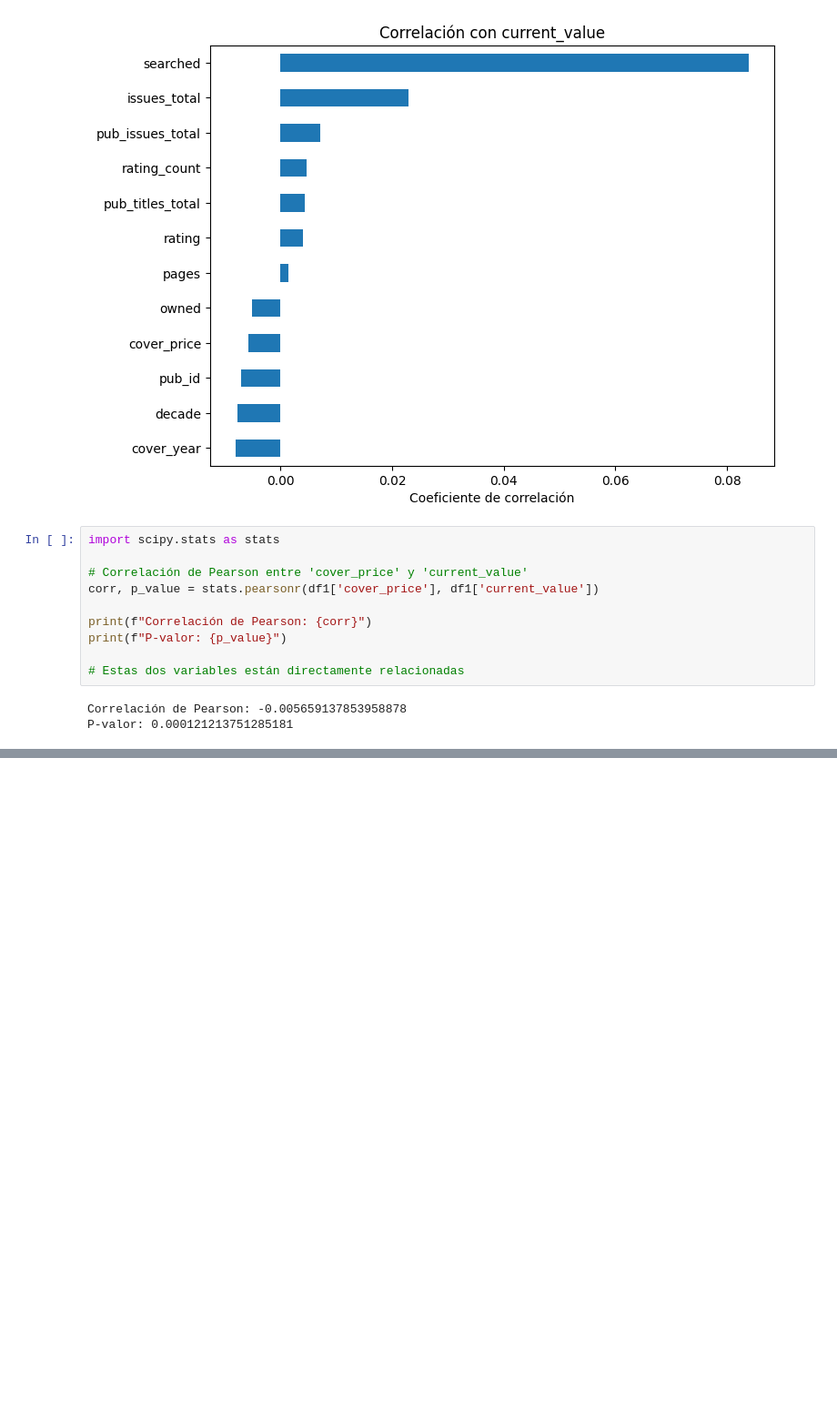
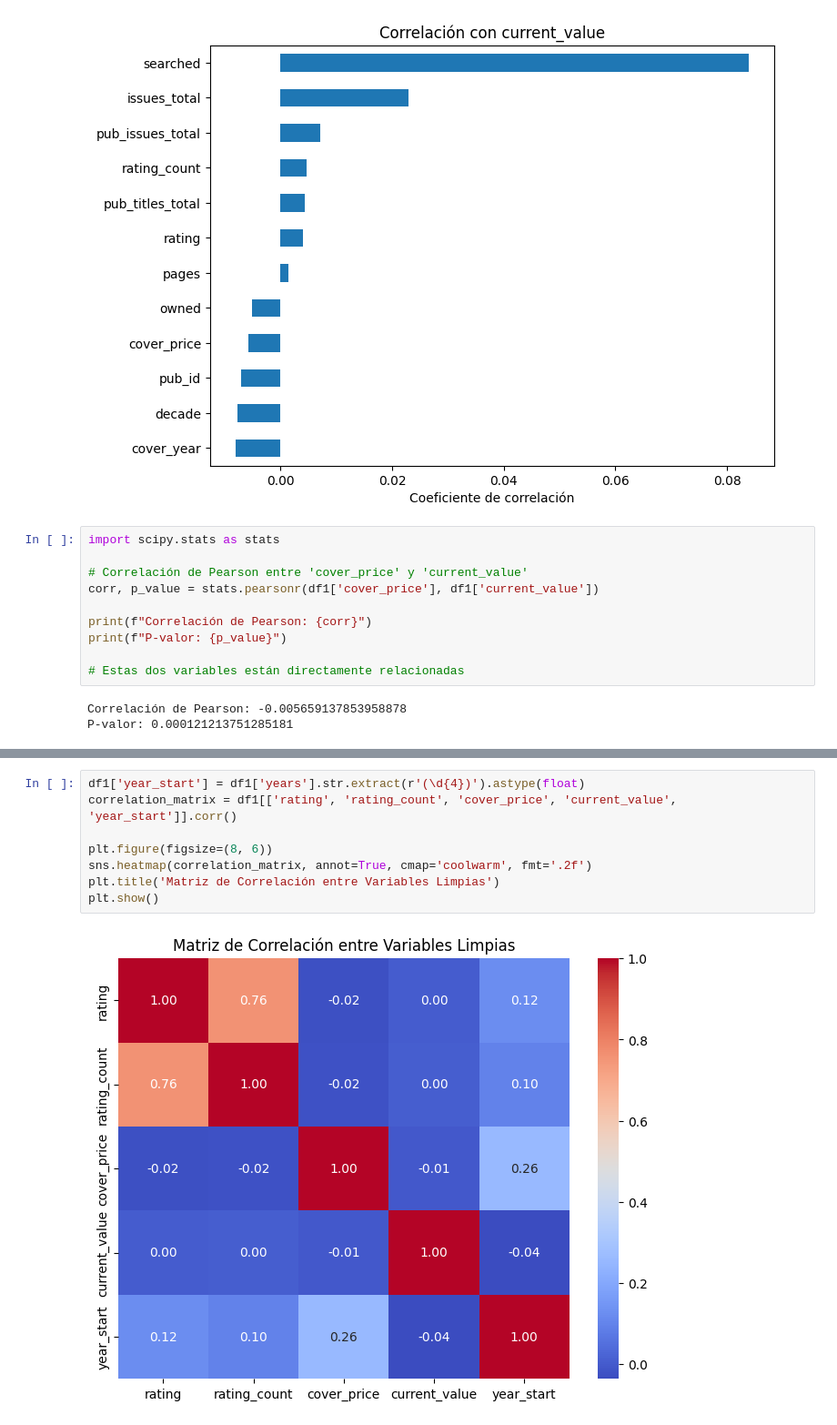
Before and after one commit to MariaJoseCamacho/repositorio_clase, a Jupyter notebook: 03_Analisis_de_Datos/src_MariaJoseCamachoCano/notebooks/eda2.ipynb, the cells around one changed output, grey strips where cells are left out. Shown: that part at 91% size. Cells and saved outputs as stored; diff of their text form; blank space fills up the shorter version.

```diff
--- a/03_Analisis_de_Datos/src_MariaJoseCamachoCano/notebooks/eda2.ipynb
+++ b/03_Analisis_de_Datos/src_MariaJoseCamachoCano/notebooks/eda2.ipynb
@@ -335,0 +365,10 @@ print(resultados_df1)
+# %%
+df1['year_start'] = df1['years'].str.extract(r'(\d{4})').astype(float)
+correlation_matrix = df1[['rating', 'rating_count', 'cover_price', 'current_value', 'year_start']].corr()
+
+plt.figure(figsize=(8, 6))
+sns.heatmap(correlation_matrix, annot=True, cmap='coolwarm', fmt='.2f')
+plt.title('Matriz de Correlación entre Variables Limpias')
+plt.show()
+# %% [output]
+[figure, added]
```
Also changed, not shown: parts of 21 cells of this notebook, 1 other file.
